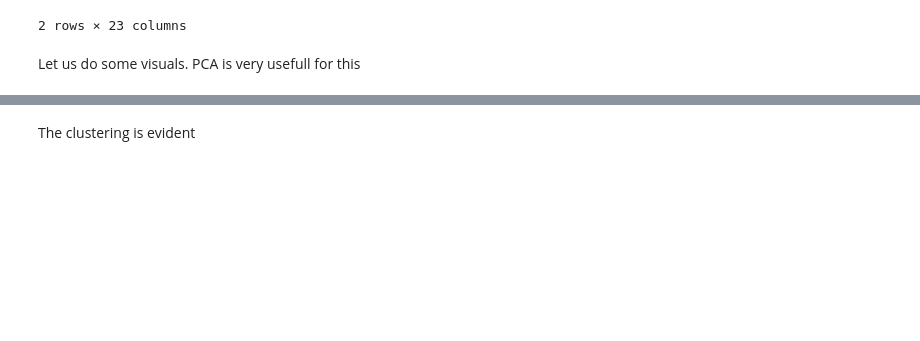
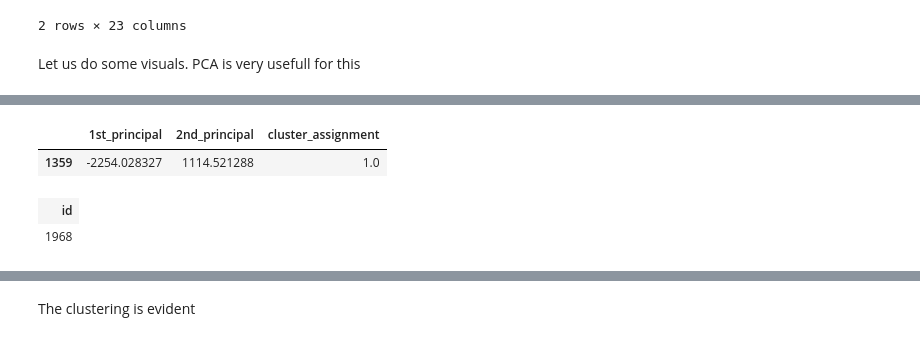
Before and after one commit to ALuchinsky/Spring2022_CS6500, a Jupyter notebook: notebooks/KMeans.ipynb, the cells around one changed output, grey strips where cells are left out. Cells and saved outputs as stored; diff of their text form; code cells hidden in the pictures; blank space fills up the shorter version.

```diff
--- a/notebooks/KMeans.ipynb
+++ b/notebooks/KMeans.ipynb
@@ -250,0 +252,13 @@ plt.savefig("../data/processed/"+data_path+"/kmeans_pca.pdf")
+# %%
+pca_df[pca_df["1st_principal"] < -2000]
+# %% [output]
+|  | 1st_principal | 2nd_principal | cluster_assignment |
+| 1359 | -2254.028327 | 1114.521288 | 1.0 |
+# %%
+from pyspark.sql.functions import udf
+from pyspark.sql.types import FloatType
+firstElement = udf(lambda v:float(v[0]), FloatType())
+pca_transformed.withColumn("1st", firstElement("pca")).filter("1st<-2000").select("id")
+# %% [output]
+| id |
+| 1968 |
```
Also changed, not shown: parts of 8 cells of this notebook.
